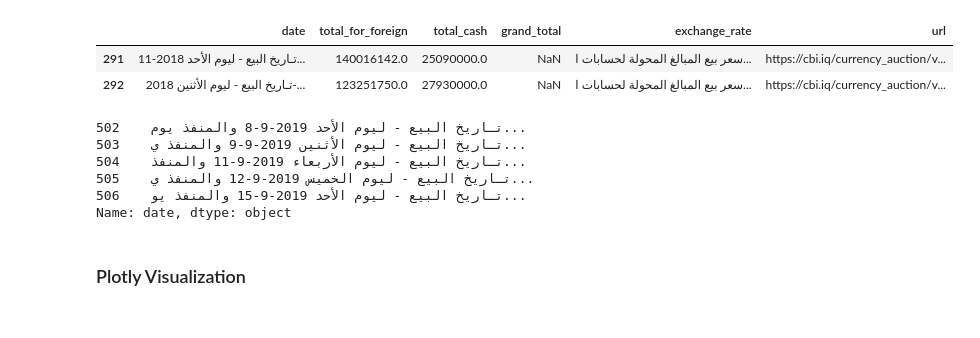
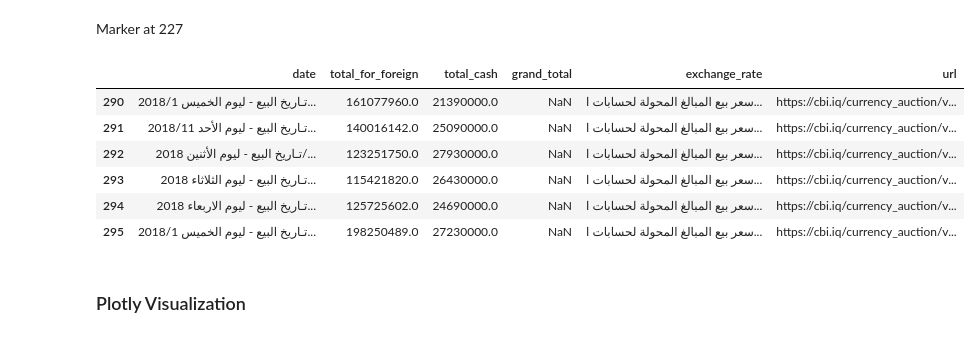
Before and after one commit to mpky/CBI_Project, a Jupyter notebook: notebooks/CBI_Project.ipynb, the cells around one changed output. Drawn from its saved outputs; the diff is of its cells as text; code cells hidden in the pictures.

```diff
--- a/notebooks/CBI_Project.ipynb
+++ b/notebooks/CBI_Project.ipynb
@@ -164,10 +41,14 @@ combined_df[first_snap_date]
+# %% [markdown]
+Marker at 227
 # %%
 # full re-implementation 04 Nov 2018
-second_snap_date = combined_df.date.str.contains('2018-11-4',regex=True)
+# marker at 291
+combined_df[290:296]
+# %% [output]
+|  | date | total_for_foreign | total_cash | grand_total | exchange_rate | url |
+| 290 | تـاريخ البيع - ليوم الخميس 2018/1... | 161077960.0 | 21390000.0 | NaN | سعر بيع المبالغ المحولة لحسابات ا... | https://cbi.iq/currency_auction/v... |
+| 291 | تـاريخ البيع - ليوم الأحد 2018/11... | 140016142.0 | 25090000.0 | NaN | سعر بيع المبالغ المحولة لحسابات ا... | https://cbi.iq/currency_auction/v... |
+| 292 | تـاريخ البيع - ليوم الأثنين 2018/... | 123251750.0 | 27930000.0 | NaN | سعر بيع المبالغ المحولة لحسابات ا... | https://cbi.iq/currency_auction/v... |
+| 293 | تـاريخ البيع - ليوم الثلاثاء 2018... | 115421820.0 | 26430000.0 | NaN | سعر بيع المبالغ المحولة لحسابات ا... | https://cbi.iq/currency_auction/v... |
+| 294 | تـاريخ البيع - ليوم الاربعاء 2018... | 125725602.0 | 24690000.0 | NaN | سعر بيع المبالغ المحولة لحسابات ا... | https://cbi.iq/currency_auction/v... |
+| 295 | تـاريخ البيع - ليوم الخميس 2018/1... | 198250489.0 | 27230000.0 | NaN | سعر بيع المبالغ المحولة لحسابات ا... | https://cbi.iq/currency_auction/v... |
-# %%
-combined_df[second_snap_date]
-# marker at 291
-# %% [output]
-|  | date | total_for_foreign | total_cash | grand_total | exchange_rate | url |
-| 291 | تـاريخ البيع - ليوم الأحد 2018-11... | 140016142.0 | 25090000.0 | NaN | سعر بيع المبالغ المحولة لحسابات ا... | https://cbi.iq/currency_auction/v... |
-| 292 | تـاريخ البيع - ليوم الأثنين 2018-... | 123251750.0 | 27930000.0 | NaN | سعر بيع المبالغ المحولة لحسابات ا... | https://cbi.iq/currency_auction/v... |
@@ -176,9 +54,0 @@ combined_df['date'] = combined_df.date.str.replace('/','-')
-# %%
-combined_df.date.tail()
-# %% [output]
-502    تـاريخ البيع - ليوم الأحد 2019-9-8 والمنفذ يوم...
-503    تـاريخ البيع - ليوم الأثنين 2019-9-9 والمنفذ ي...
-504    تـاريخ البيع - ليوم الأربعاء 2019-9-11 والمنفذ...
-505    تـاريخ البيع - ليوم الخميس 2019-9-12 والمنفذ ي...
-506    تـاريخ البيع - ليوم الأحد 2019-9-15 والمنفذ يو...
-Name: date, dtype: object
```
Also changed, not shown: parts of 26 cells of this notebook.
